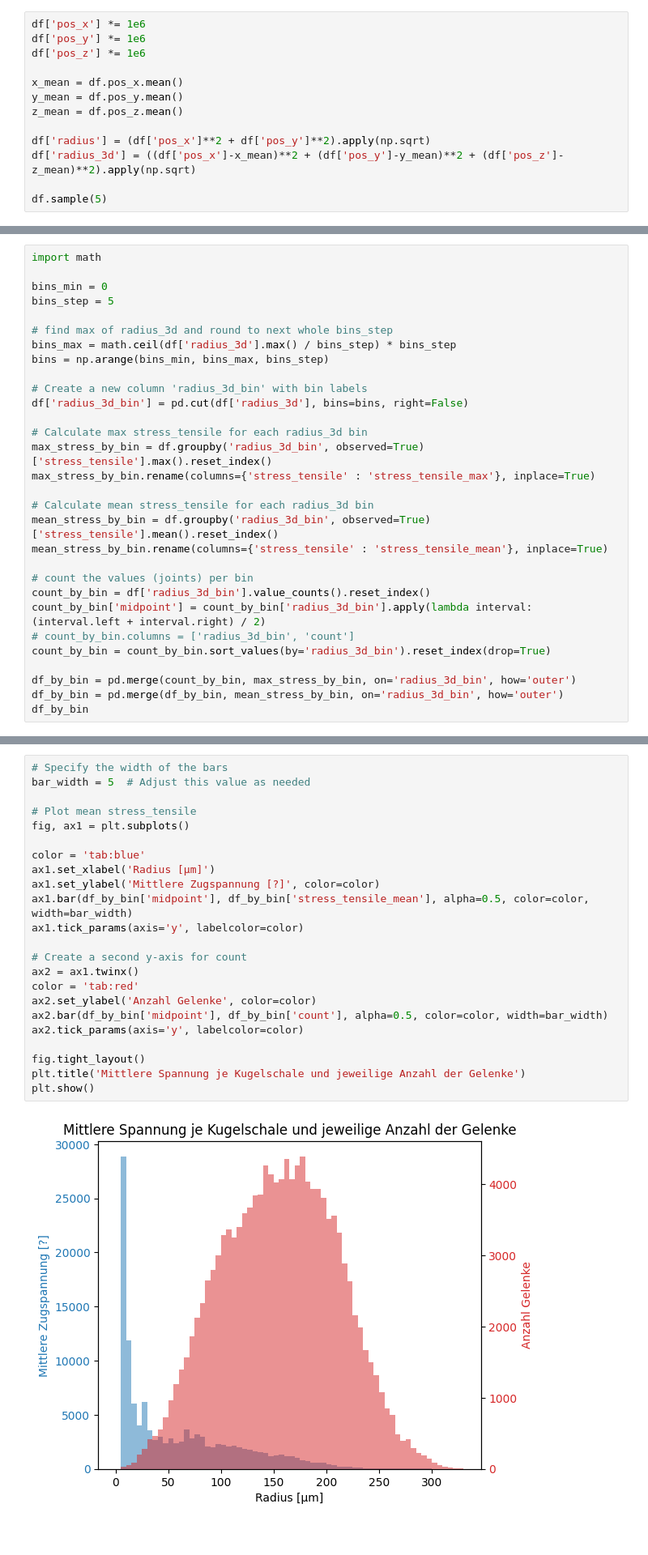
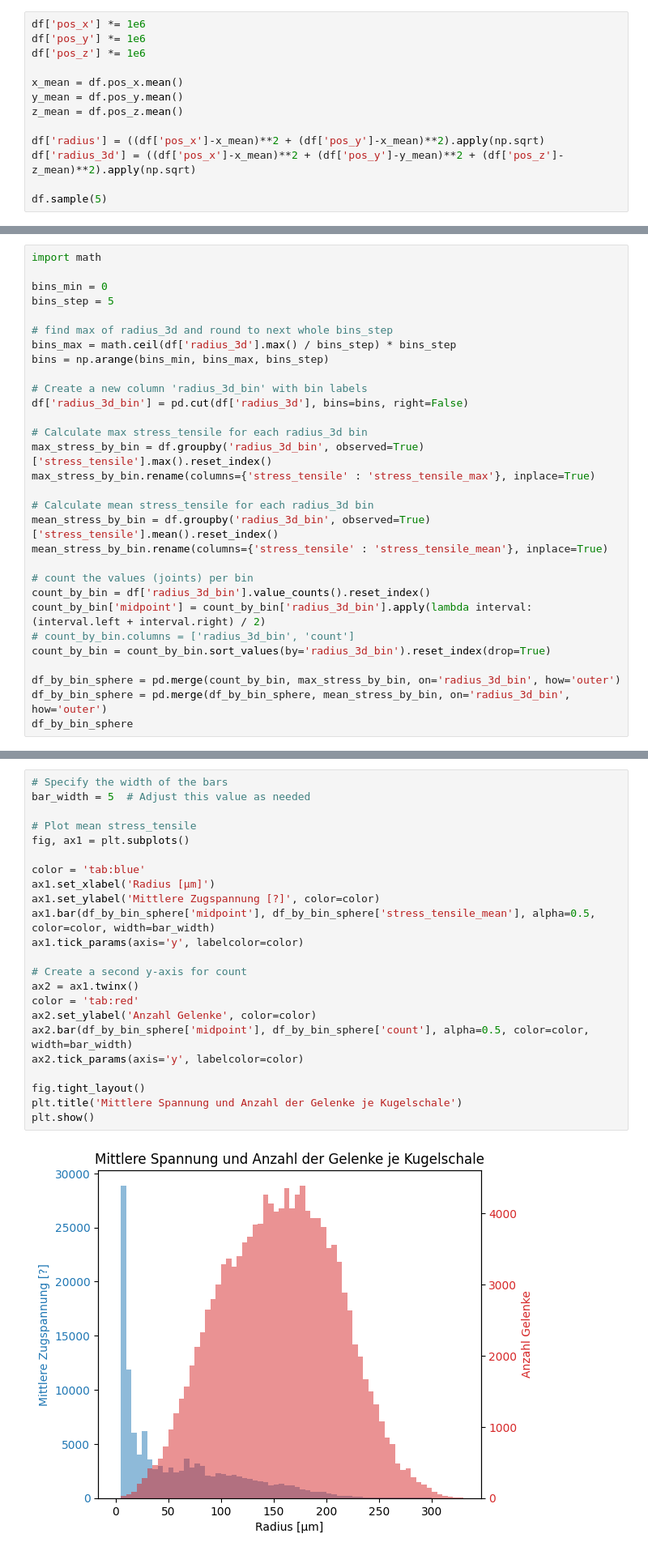
Before and after one commit to borkolli/pellet_spannung, a Jupyter notebook: spannungen_pellet.ipynb, the cells around one changed output, grey strips where cells are left out. Shown at 81% size. Cells and saved outputs as stored; diff of their text form.

```diff
--- a/spannungen_pellet.ipynb
+++ b/spannungen_pellet.ipynb
@@ -73,7 +72,7 @@ x_mean = df.pos_x.mean()
 y_mean = df.pos_y.mean()
 z_mean = df.pos_z.mean()
 
-df['radius'] = (df['pos_x']**2 + df['pos_y']**2).apply(np.sqrt)
+df['radius'] = ((df['pos_x']-x_mean)**2 + (df['pos_y']-x_mean)**2).apply(np.sqrt)
 df['radius_3d'] = ((df['pos_x']-x_mean)**2 + (df['pos_y']-y_mean)**2 + (df['pos_z']-z_mean)**2).apply(np.sqrt)
 
 df.sample(5)
@@ -406,9 +432,9 @@ count_by_bin['midpoint'] = count_by_bin['radius_3d_bin'].apply(lambda interval:
 # count_by_bin.columns = ['radius_3d_bin', 'count']
 count_by_bin = count_by_bin.sort_values(by='radius_3d_bin').reset_index(drop=True)
 
-df_by_bin = pd.merge(count_by_bin, max_stress_by_bin, on='radius_3d_bin', how='outer')
-df_by_bin = pd.merge(df_by_bin, mean_stress_by_bin, on='radius_3d_bin', how='outer')
-df_by_bin
+df_by_bin_sphere = pd.merge(count_by_bin, max_stress_by_bin, on='radius_3d_bin', how='outer')
+df_by_bin_sphere = pd.merge(df_by_bin_sphere, mean_stress_by_bin, on='radius_3d_bin', how='outer')
+df_by_bin_sphere
 # %% [output]
 |  | radius_3d_bin | count | midpoint | stress_tensile_max | stress_tensile_mean |
 | 0 | [0, 5) | 0 | 2.5 | NaN | NaN |
@@ -428,26 +454,26 @@ Plotten der mittleren Spannungen und Anzahl der Gelenke pro Kugelschale
 # %%
 # Specify the width of the bars
 bar_width = 5  # Adjust this value as needed
 
 # Plot mean stress_tensile
 fig, ax1 = plt.subplots()
 
 color = 'tab:blue'
 ax1.set_xlabel('Radius [µm]')
 ax1.set_ylabel('Mittlere Zugspannung [?]', color=color)
-ax1.bar(df_by_bin['midpoint'], df_by_bin['stress_tensile_mean'], alpha=0.5, color=color, width=bar_width)
+ax1.bar(df_by_bin_sphere['midpoint'], df_by_bin_sphere['stress_tensile_mean'], alpha=0.5, color=color, width=bar_width)
 ax1.tick_params(axis='y', labelcolor=color)
 
 # Create a second y-axis for count
 ax2 = ax1.twinx()
 color = 'tab:red'
 ax2.set_ylabel('Anzahl Gelenke', color=color)
-ax2.bar(df_by_bin['midpoint'], df_by_bin['count'], alpha=0.5, color=color, width=bar_width)
+ax2.bar(df_by_bin_sphere['midpoint'], df_by_bin_sphere['count'], alpha=0.5, color=color, width=bar_width)
 ax2.tick_params(axis='y', labelcolor=color)
 
 fig.tight_layout()
-plt.title('Mittlere Spannung je Kugelschale und jeweilige Anzahl der Gelenke')
+plt.title('Mittlere Spannung und Anzahl der Gelenke je Kugelschale')
 plt.show()
 # %% [output]
-[figure, old version]
+[figure, new version]
 # %% [markdown]
```
Also changed, not shown: parts of 40 cells of this notebook, 1 other file.
